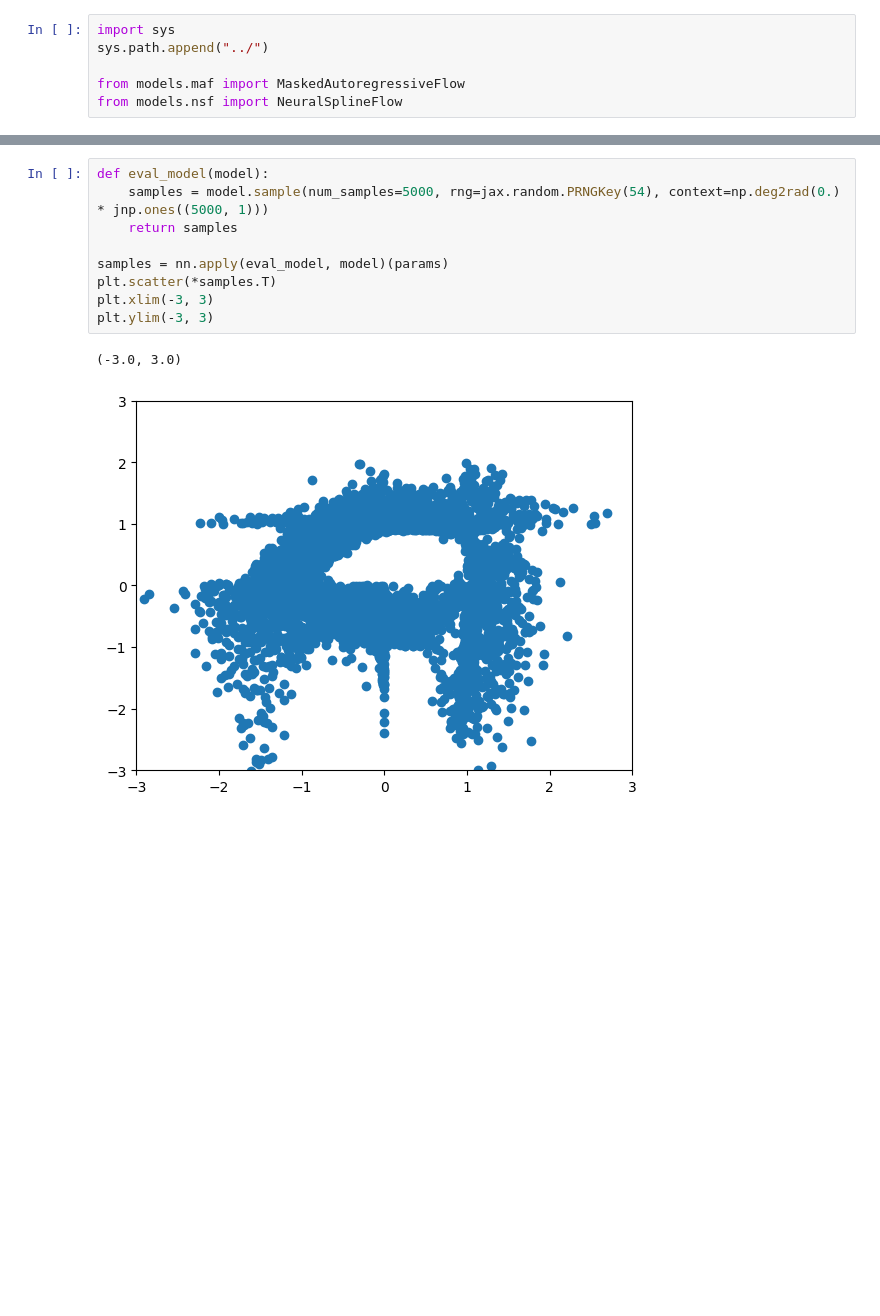
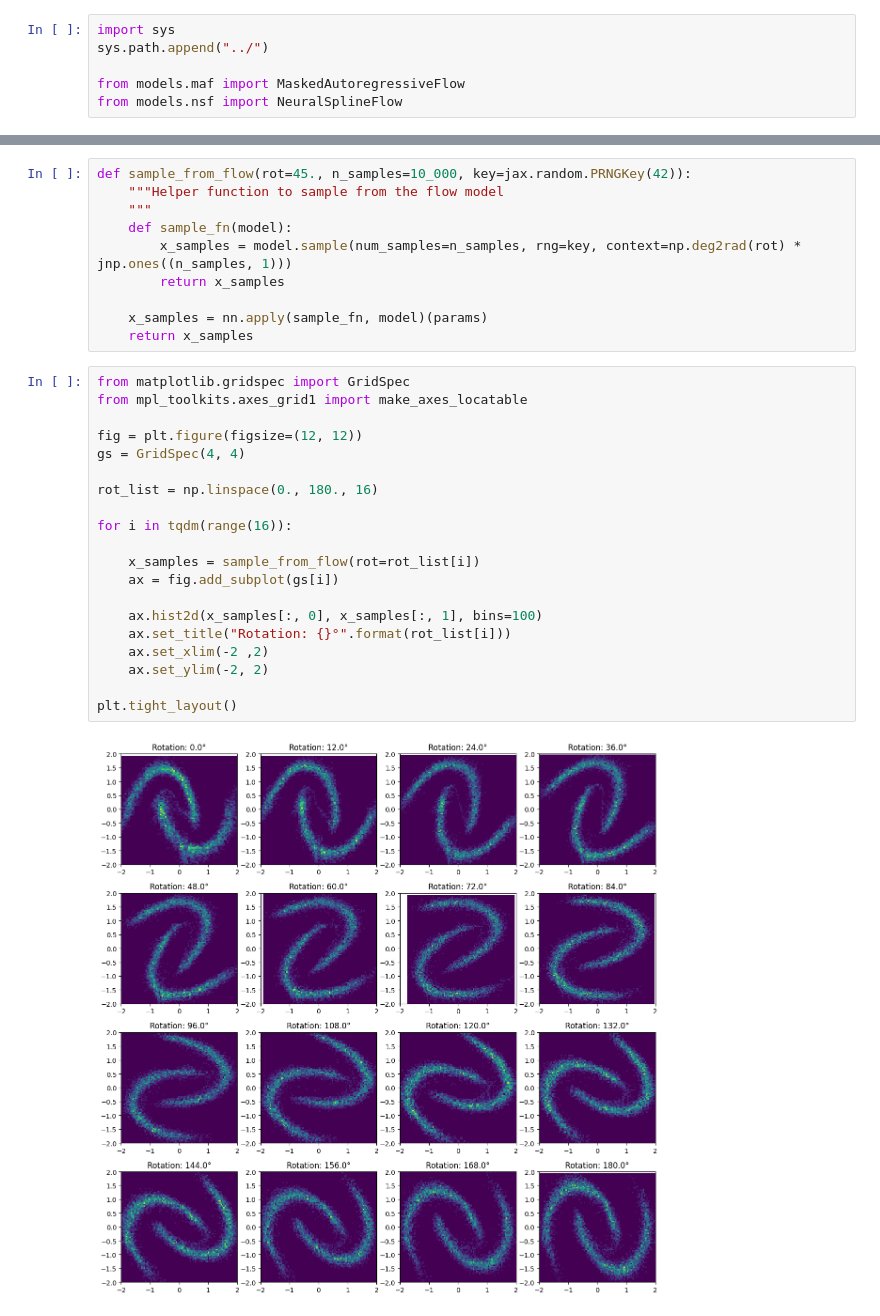
Before and after one commit to smsharma/jax-conditional-flows, a Jupyter notebook: notebooks/example.ipynb, the cells around one changed output, grey strips where cells are left out. Saved outputs shown, nothing was run; the diff lists cells and outputs as text; blank space fills up the shorter version.

```diff
--- a/notebooks/example.ipynb
+++ b/notebooks/example.ipynb
@@ -112,13 +102,33 @@ for step in tqdm(range(n_steps)):
     params, opt_state = update(params, opt_state, batch)
 # %%
-def eval_model(model):
-    samples = model.sample(num_samples=5000, rng=jax.random.PRNGKey(54), context=np.deg2rad(0.) * jnp.ones((5000, 1)))
-    return samples
+def sample_from_flow(rot=45., n_samples=10_000, key=jax.random.PRNGKey(42)):
+    """Helper function to sample from the flow model
+    """
+    def sample_fn(model):
+        x_samples = model.sample(num_samples=n_samples, rng=key, context=np.deg2rad(rot) * jnp.ones((n_samples, 1)))
+        return x_samples
 
-samples = nn.apply(eval_model, model)(params)
-plt.scatter(*samples.T)
-plt.xlim(-3, 3)
-plt.ylim(-3, 3)
+    x_samples = nn.apply(sample_fn, model)(params)
+    return x_samples
-# %% [output]
-(-3.0, 3.0)
-[figure, removed]
+# %%
+from matplotlib.gridspec import GridSpec
+from mpl_toolkits.axes_grid1 import make_axes_locatable
+
+fig = plt.figure(figsize=(12, 12))
+gs = GridSpec(4, 4)
+
+rot_list = np.linspace(0., 180., 16)
+
+for i in tqdm(range(16)):
+
+    x_samples = sample_from_flow(rot=rot_list[i])
+    ax = fig.add_subplot(gs[i])
+
+    ax.hist2d(x_samples[:, 0], x_samples[:, 1], bins=100)
+    ax.set_title("Rotation: {}°".format(rot_list[i]))
+    ax.set_xlim(-2 ,2)
+    ax.set_ylim(-2, 2)
+
+plt.tight_layout()
+# %% [output]
+[figure, added]
```
Also changed, not shown: parts of 19 cells of this notebook, 7 other files.
